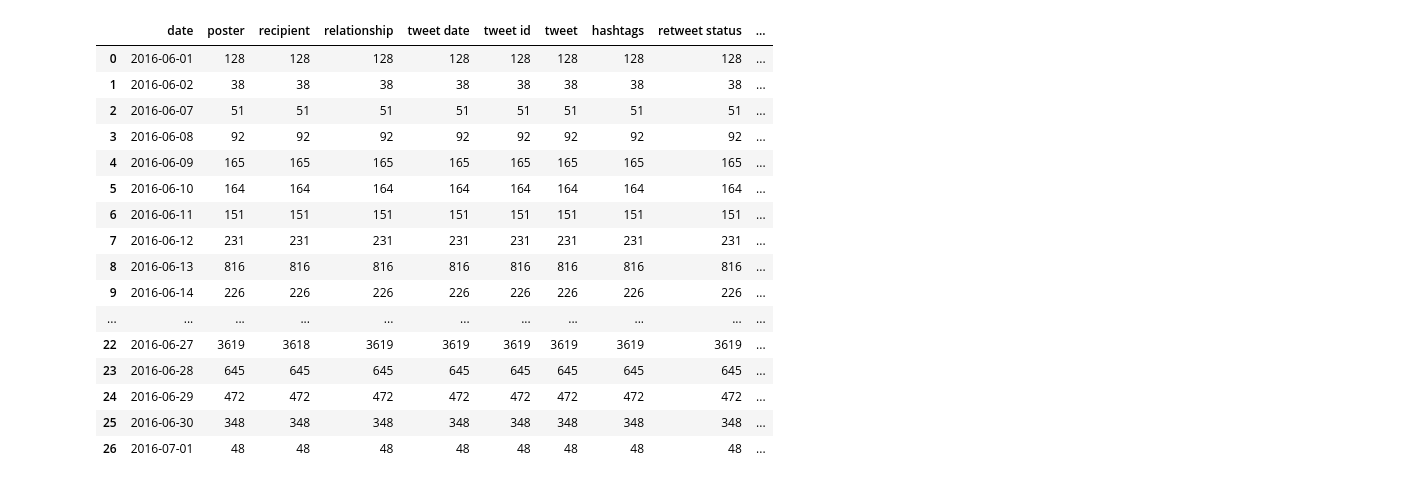
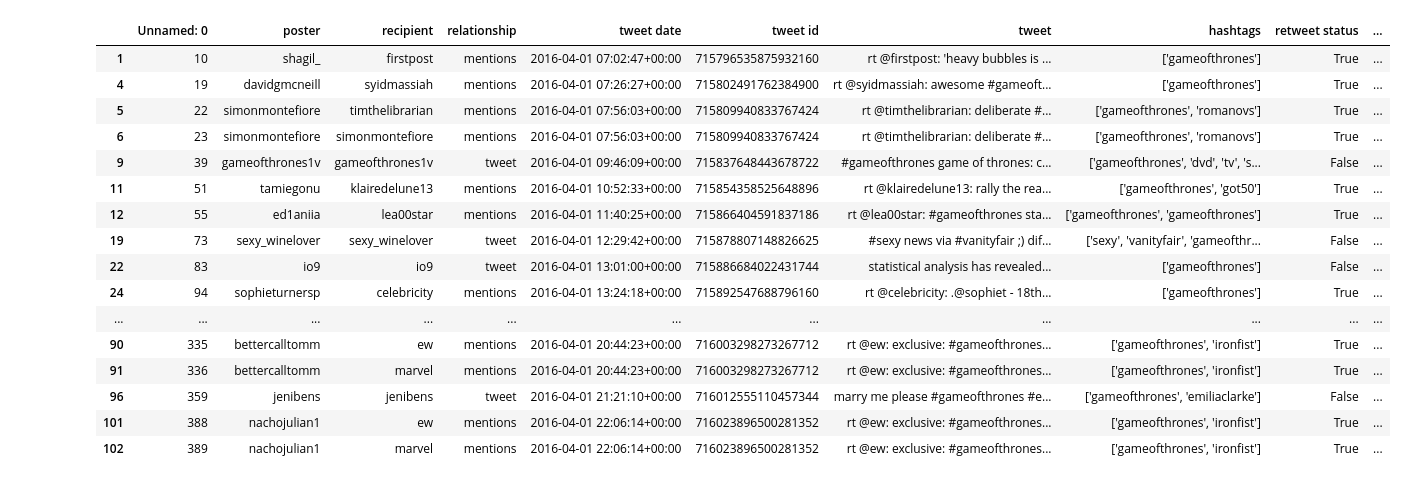
Before and after one commit to AntonyWalsh/S2CA2, a Jupyter notebook: Analysis.ipynb, the cells around one changed output. Saved outputs shown, nothing was run; the diff lists cells and outputs as text; code cells hidden in the pictures.

```diff
--- a/Analysis.ipynb
+++ b/Analysis.ipynb
@@ -10,3 +10,5 @@ GoT_df = pd.read_csv('C:\\data files\\June2016 GOT.csv')
+# %%
+pd.set_option('display.max_rows', None)
 # %%
 GoT_df.head()
 # %% [output]
@@ -24,6 +26,7 @@ GoT_df['date'] = GoT_df['tweet date'].dt.date
 #Add a month, day, week and year value to the dataframe
 GoT_df['day'] = GoT_df['tweet date'].dt.day
 GoT_df['week'] = GoT_df['tweet date'].dt.week
+GoT_df['day_of_week'] = GoT_df['tweet date'].dt.day_name()
 GoT_df['month'] = GoT_df['tweet date'].dt.month
 GoT_df['year'] = GoT_df['tweet date'].dt.year
 # %%
@@ -152,6 +152,9 @@ memory usage: 1.8+ MB
 # %%
 #Get counts to have a look
 
-GoT_positive = GoT_positive.groupby('date', as_index=False).count()
-GoT_negative = GoT_negative.groupby('date', as_index=False).count()
+pos = GoT_positive.groupby('date', as_index=False).count()
+neg = GoT_negative.groupby('date', as_index=False).count()
+neu = GoT_negative.groupby('date', as_index=False).count()
+
+z = GoT_df.groupby('date', as_index=False).count()
 # %%
@@ -161,20 +180,24 @@ GoT_positive.shape
+# %%
+april = GoT_positive.query("month == 4")
+may = GoT_positive.query("month == 5")
+june = GoT_positive.query("month == 6")
 # %%
-GoT_positive.head(27)
+april.head(30)
 # %% [output]
-|  | date | poster | recipient | relationship | tweet date | tweet id | tweet | hashtags | retweet status | ... |
-| 0 | 2016-06-01 | 128 | 128 | 128 | 128 | 128 | 128 | 128 | 128 | ... |
-| 1 | 2016-06-02 | 38 | 38 | 38 | 38 | 38 | 38 | 38 | 38 | ... |
-| 2 | 2016-06-07 | 51 | 51 | 51 | 51 | 51 | 51 | 51 | 51 | ... |
-| 3 | 2016-06-08 | 92 | 92 | 92 | 92 | 92 | 92 | 92 | 92 | ... |
-| 4 | 2016-06-09 | 165 | 165 | 165 | 165 | 165 | 165 | 165 | 165 | ... |
-| 5 | 2016-06-10 | 164 | 164 | 164 | 164 | 164 | 164 | 164 | 164 | ... |
-| 6 | 2016-06-11 | 151 | 151 | 151 | 151 | 151 | 151 | 151 | 151 | ... |
-| 7 | 2016-06-12 | 231 | 231 | 231 | 231 | 231 | 231 | 231 | 231 | ... |
-| 8 | 2016-06-13 | 816 | 816 | 816 | 816 | 816 | 816 | 816 | 816 | ... |
-| 9 | 2016-06-14 | 226 | 226 | 226 | 226 | 226 | 226 | 226 | 226 | ... |
+|  | Unnamed: 0 | poster | recipient | relationship | tweet date | tweet id | tweet | hashtags | retweet status | ... |
+| 1 | 10 | shagil_ | firstpost | mentions | 2016-04-01 07:02:47+00:00 | 715796535875932160 | rt @firstpost: 'heavy bubbles is ... | ['gameofthrones'] | True | ... |
+| 4 | 19 | davidgmcneill | syidmassiah | mentions | 2016-04-01 07:26:27+00:00 | 715802491762384900 | rt @syidmassiah: awesome #gameoft... | ['gameofthrones'] | True | ... |
+| 5 | 22 | simonmontefiore | timthelibrarian | mentions | 2016-04-01 07:56:03+00:00 | 715809940833767424 | rt @timthelibrarian: deliberate #... | ['gameofthrones', 'romanovs'] | True | ... |
+| 6 | 23 | simonmontefiore | simonmontefiore | mentions | 2016-04-01 07:56:03+00:00 | 715809940833767424 | rt @timthelibrarian: deliberate #... | ['gameofthrones', 'romanovs'] | True | ... |
+| 9 | 39 | gameofthrones1v | gameofthrones1v | tweet | 2016-04-01 09:46:09+00:00 | 715837648443678722 | #gameofthrones game of thrones: c... | ['gameofthrones', 'dvd', 'tv', 's... | False | ... |
+| 11 | 51 | tamiegonu | klairedelune13 | mentions | 2016-04-01 10:52:33+00:00 | 715854358525648896 | rt @klairedelune13: rally the rea... | ['gameofthrones', 'got50'] | True | ... |
+| 12 | 55 | ed1aniia | lea00star | mentions | 2016-04-01 11:40:25+00:00 | 715866404591837186 | rt @lea00star: #gameofthrones sta... | ['gameofthrones', 'gameofthrones'] | True | ... |
+| 19 | 73 | sexy_winelover | sexy_winelover | tweet | 2016-04-01 12:29:42+00:00 | 715878807148826625 | #sexy news via #vanityfair ;) dif... | ['sexy', 'vanityfair', 'gameofthr... | False | ... |
+| 22 | 83 | io9 | io9 | tweet | 2016-04-01 13:01:00+00:00 | 715886684022431744 | statistical analysis has revealed... | ['gameofthrones'] | False | ... |
+| 24 | 94 | sophieturnersp | celebricity | mentions | 2016-04-01 13:24:18+00:00 | 715892547688796160 | rt @celebricity: .@sophiet - 18th... | ['gameofthrones'] | True | ... |
 | ... | ... | ... | ... | ... | ... | ... | ... | ... | ... | ... |
-| 22 | 2016-06-27 | 3619 | 3618 | 3619 | 3619 | 3619 | 3619 | 3619 | 3619 | ... |
-| 23 | 2016-06-28 | 645 | 645 | 645 | 645 | 645 | 645 | 645 | 645 | ... |
-| 24 | 2016-06-29 | 472 | 472 | 472 | 472 | 472 | 472 | 472 | 472 | ... |
-| 25 | 2016-06-30 | 348 | 348 | 348 | 348 | 348 | 348 | 348 | 348 | ... |
-| 26 | 2016-07-01 | 48 | 48 | 48 | 48 | 48 | 48 | 48 | 48 | ... |
+| 90 | 335 | bettercalltomm | ew | mentions | 2016-04-01 20:44:23+00:00 | 716003298273267712 | rt @ew: exclusive: #gameofthrones... | ['gameofthrones', 'ironfist'] | True | ... |
+| 91 | 336 | bettercalltomm | marvel | mentions | 2016-04-01 20:44:23+00:00 | 716003298273267712 | rt @ew: exclusive: #gameofthrones... | ['gameofthrones', 'ironfist'] | True | ... |
+| 96 | 359 | jenibens | jenibens | tweet | 2016-04-01 21:21:10+00:00 | 716012555110457344 | marry me please #gameofthrones #e... | ['gameofthrones', 'emiliaclarke'] | False | ... |
+| 101 | 388 | nachojulian1 | ew | mentions | 2016-04-01 22:06:14+00:00 | 716023896500281352 | rt @ew: exclusive: #gameofthrones... | ['gameofthrones', 'ironfist'] | True | ... |
+| 102 | 389 | nachojulian1 | marvel | mentions | 2016-04-01 22:06:14+00:00 | 716023896500281352 | rt @ew: exclusive: #gameofthrones... | ['gameofthrones', 'ironfist'] | True | ... |
```
Also changed, not shown: parts of 17 cells of this notebook, 2 other files.
